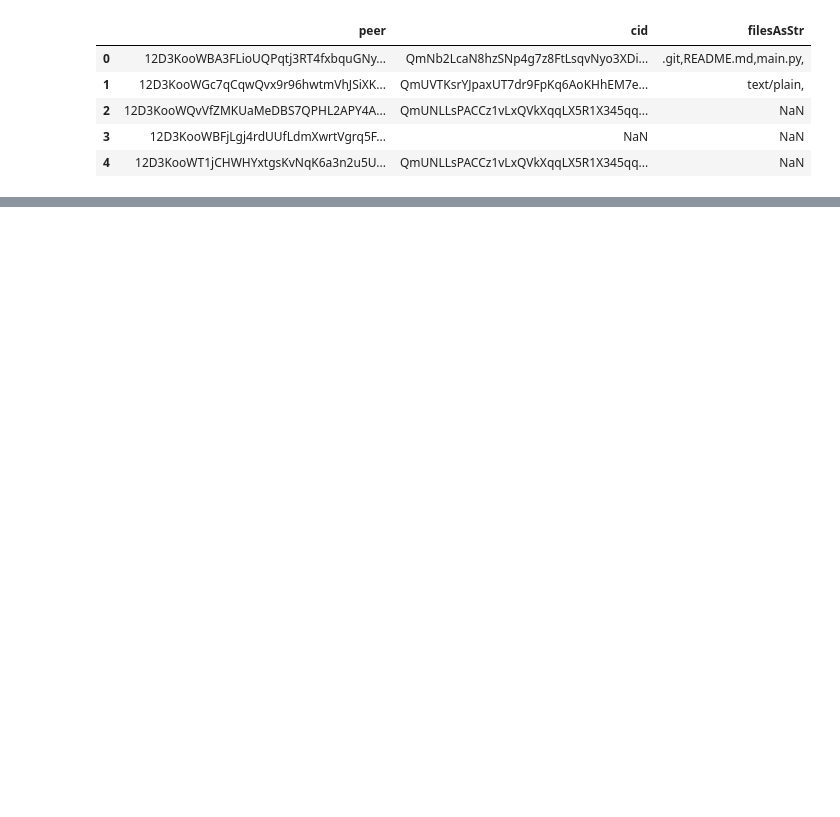
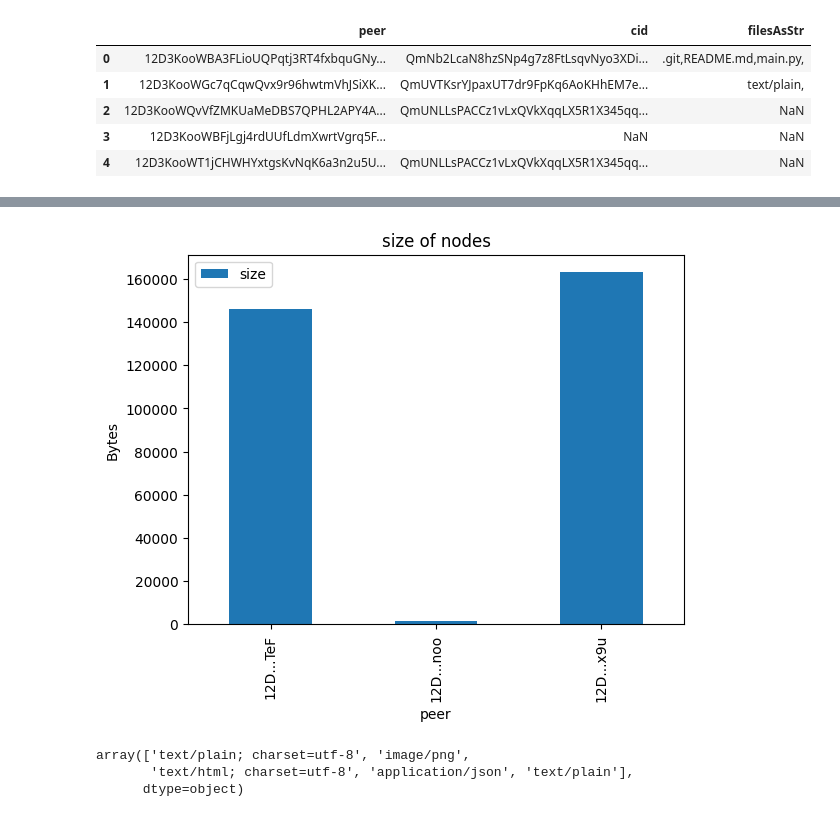
Before and after one commit to AxelGard/seek-ipns, a Jupyter notebook: playground/peer_data.ipynb, the cells around one changed output, grey strips where cells are left out. Drawn from its saved outputs; the diff is of its cells as text; code cells hidden in the pictures; blank space fills up the shorter version.

```diff
--- a/playground/peer_data.ipynb
+++ b/playground/peer_data.ipynb
@@ -46,0 +89,14 @@ pd.DataFrame(temp).set_index("file").plot.bar()
+# %%
+size_df = pd.DataFrame({"peer":list(peer_size_count.keys()), "size":list(peer_size_count.values())})
+ax = size_df.set_index("peer").plot.bar(title="size of nodes")
+ax.set_ylabel("Bytes")
+if SAVE:
+    plt.savefig(SAVE_PATH+"peer_size.png")
+# %% [output]
+[figure, added]
+# %%
+df["format"].unique()
+# %% [output]
+array(['text/plain; charset=utf-8', 'image/png',
+       'text/html; charset=utf-8', 'application/json', 'text/plain'],
+      dtype=object)
```
Also changed, not shown: parts of 14 cells of this notebook, 11 other files.
